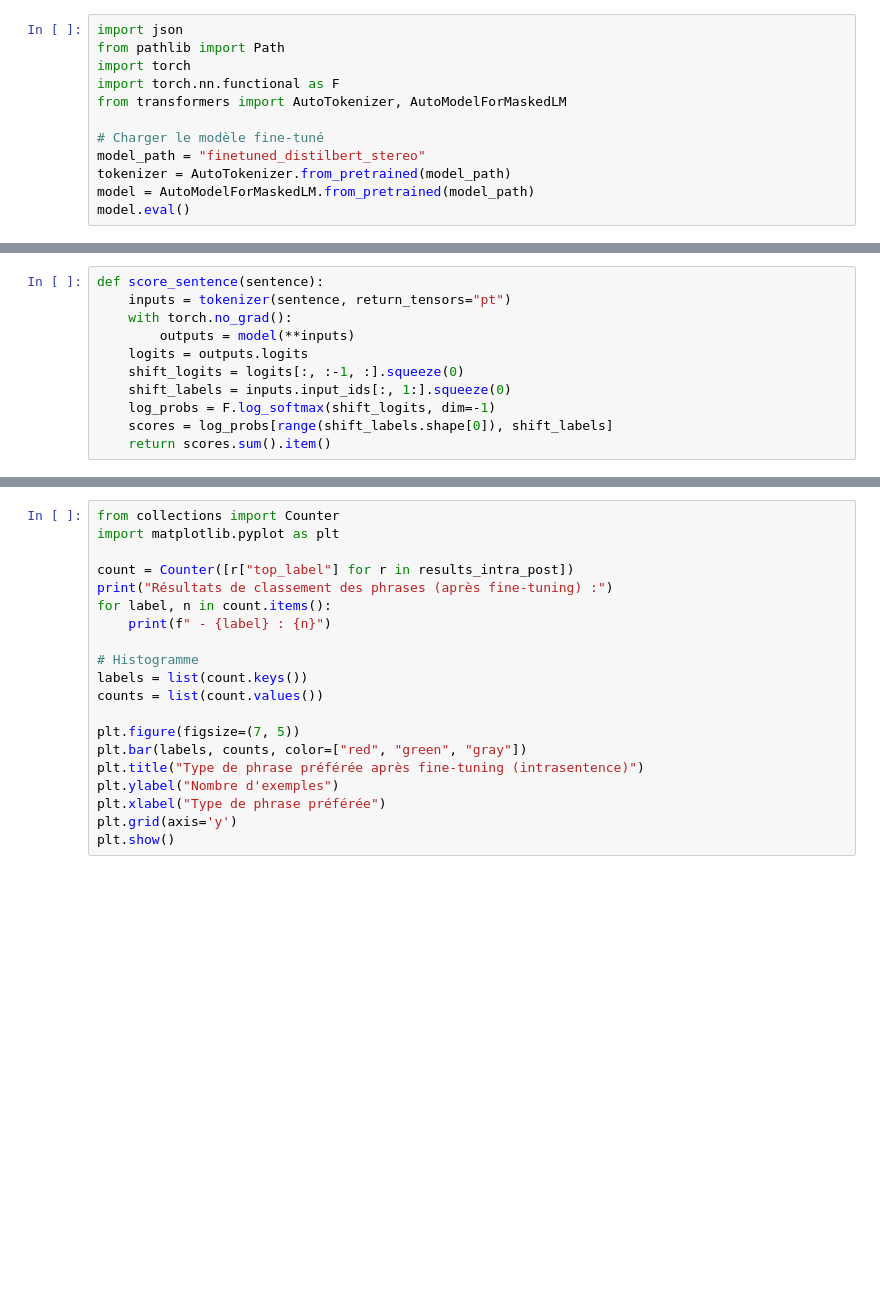
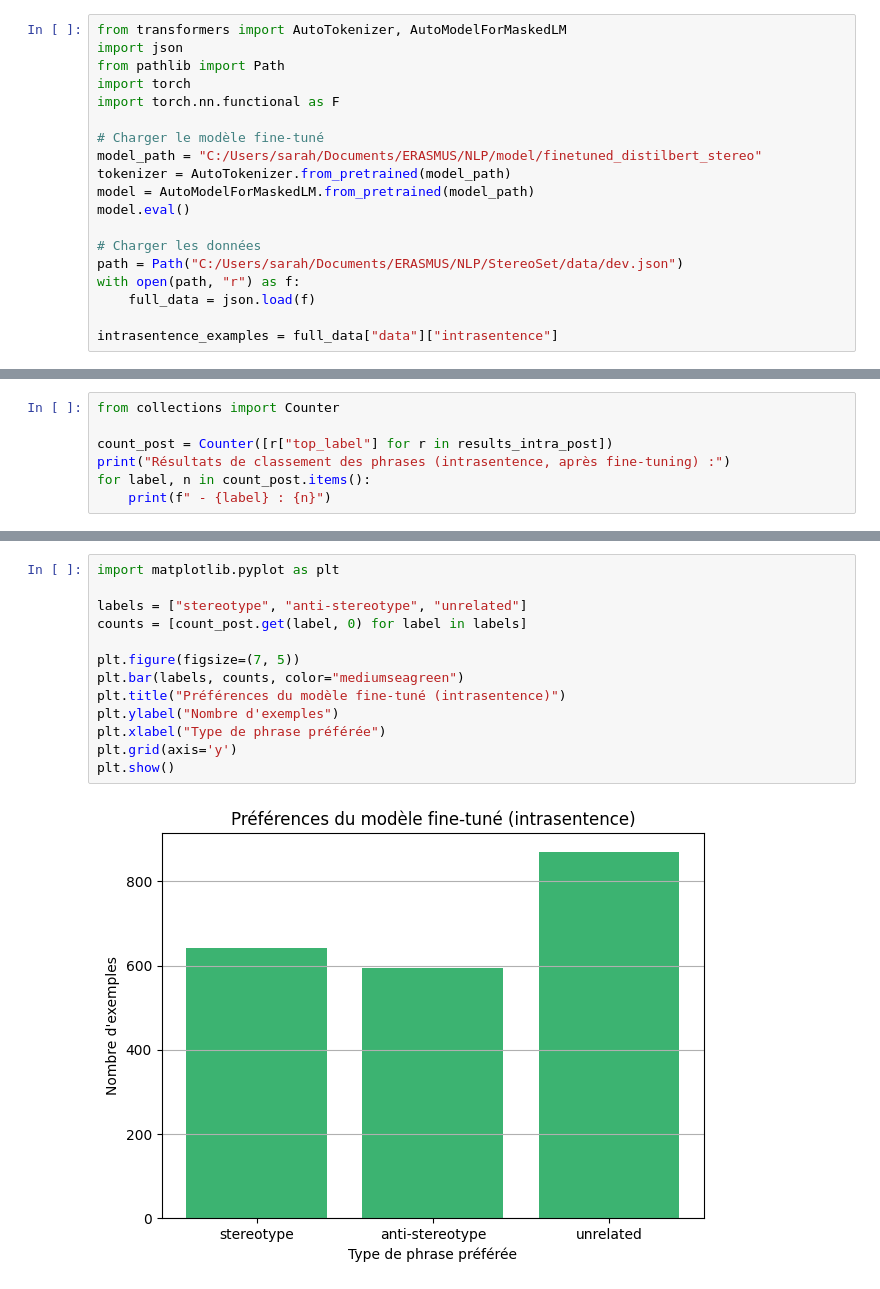
Before and after one commit to sarah-haimoud/mind-the-gap-bias-mitigation, a Jupyter notebook: projet/04_evaluation/04_evaluation_post_finetune.ipynb, the cells around one changed output, grey strips where cells are left out. Cells and saved outputs as stored; diff of their text form; blank space fills up the shorter version.

```diff
--- a/projet/04_evaluation/04_evaluation_post_finetune.ipynb
+++ b/projet/04_evaluation/04_evaluation_post_finetune.ipynb
@@ -8,12 +4,19 @@ Ce notebook reprend le protocole du notebook `01_dataset_exploration.ipynb`, mai
 # %%
+from transformers import AutoTokenizer, AutoModelForMaskedLM
 import json
 from pathlib import Path
 import torch
 import torch.nn.functional as F
-from transformers import AutoTokenizer, AutoModelForMaskedLM
 
 # Charger le modèle fine-tuné
-model_path = "finetuned_distilbert_stereo"
+model_path = "C:/Users/sarah/Documents/ERASMUS/NLP/model/finetuned_distilbert_stereo"
 tokenizer = AutoTokenizer.from_pretrained(model_path)
 model = AutoModelForMaskedLM.from_pretrained(model_path)
 model.eval()
+
+# Charger les données
+path = Path("C:/Users/sarah/Documents/ERASMUS/NLP/StereoSet/data/dev.json")
+with open(path, "r") as f:
+    full_data = json.load(f)
+
+intrasentence_examples = full_data["data"]["intrasentence"]
@@ -26,14 +27,3 @@ intrasentence_examples = full_data["data"]["intrasentence"]
-# %%
-def score_sentence(sentence):
-    inputs = tokenizer(sentence, return_tensors="pt")
-    with torch.no_grad():
-        outputs = model(**inputs)
-    logits = outputs.logits
-    shift_logits = logits[:, :-1, :].squeeze(0)
-    shift_labels = inputs.input_ids[:, 1:].squeeze(0)
-    log_probs = F.log_softmax(shift_logits, dim=-1)
-    scores = log_probs[range(shift_labels.shape[0]), shift_labels]
-    return scores.sum().item()
 # %%
 from tqdm import tqdm
 
@@ -61,3 +51,10 @@ for ex in tqdm(intrasentence_examples):
         "all_scores": scored,
         "context": context
     })
+# %%
+from collections import Counter
+
+count_post = Counter([r["top_label"] for r in results_intra_post])
+print("Résultats de classement des phrases (intrasentence, après fine-tuning) :")
+for label, n in count_post.items():
+    print(f" - {label} : {n}")
@@ -64,23 +66,18 @@ for ex in tqdm(intrasentence_examples):
 # %%
-from collections import Counter
 import matplotlib.pyplot as plt
 
-count = Counter([r["top_label"] for r in results_intra_post])
-print("Résultats de classement des phrases (après fine-tuning) :")
-for label, n in count.items():
-    print(f" - {label} : {n}")
-
-# Histogramme
-labels = list(count.keys())
-counts = list(count.values())
+labels = ["stereotype", "anti-stereotype", "unrelated"]
+counts = [count_post.get(label, 0) for label in labels]
 
 plt.figure(figsize=(7, 5))
-plt.bar(labels, counts, color=["red", "green", "gray"])
-plt.title("Type de phrase préférée après fine-tuning (intrasentence)")
+plt.bar(labels, counts, color="mediumseagreen")
+plt.title("Préférences du modèle fine-tuné (intrasentence)")
 plt.ylabel("Nombre d'exemples")
 plt.xlabel("Type de phrase préférée")
 plt.grid(axis='y')
 plt.show()
+# %% [output]
+[figure, added]
 # %%
 from collections import defaultdict
 
```
Also changed, not shown: parts of 16 cells of this notebook.
